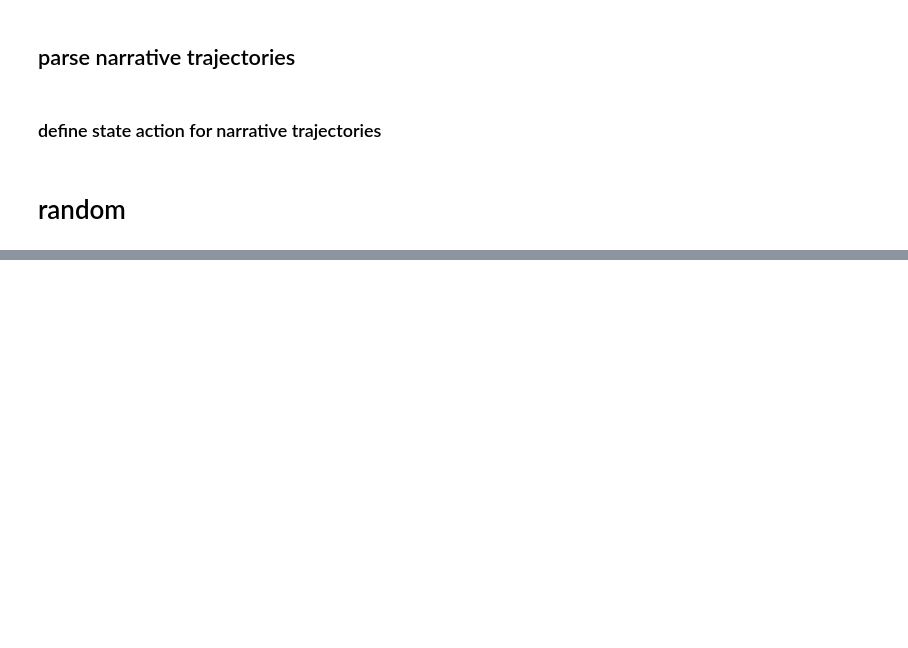
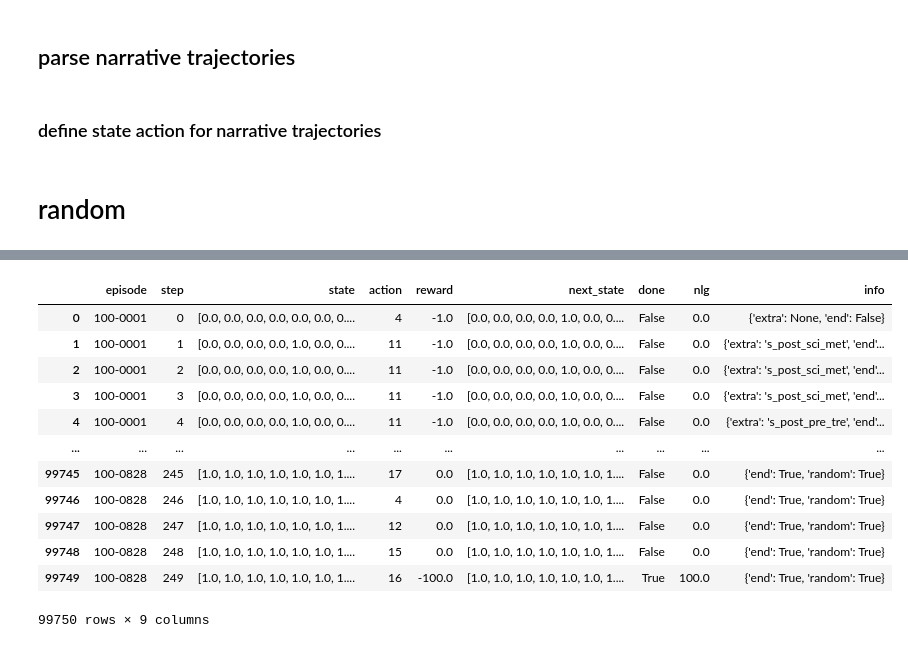
Before and after one commit to FahmidMorshed/CrystalIsland-RL, a Jupyter notebook: src/data_preprocessing.ipynb, the cells around one changed output, grey strips where cells are left out. Cells and saved outputs as stored; diff of their text form; code cells hidden in the pictures; blank space fills up the shorter version.

```diff
--- a/src/data_preprocessing.ipynb
+++ b/src/data_preprocessing.ipynb
@@ -594,0 +583,17 @@ df
+# %%
+df = df_org.copy()
+df
+# %% [output]
+|  | episode | step | state | action | reward | next_state | done | nlg | info |
+| 0 | 100-0001 | 0 | [0.0, 0.0, 0.0, 0.0, 0.0, 0.0, 0.... | 4 | -1.0 | [0.0, 0.0, 0.0, 0.0, 1.0, 0.0, 0.... | False | 0.0 | {'extra': None, 'end': False} |
+| 1 | 100-0001 | 1 | [0.0, 0.0, 0.0, 0.0, 1.0, 0.0, 0.... | 11 | -1.0 | [0.0, 0.0, 0.0, 0.0, 1.0, 0.0, 0.... | False | 0.0 | {'extra': 's_post_sci_met', 'end'... |
+| 2 | 100-0001 | 2 | [0.0, 0.0, 0.0, 0.0, 1.0, 0.0, 0.... | 11 | -1.0 | [0.0, 0.0, 0.0, 0.0, 1.0, 0.0, 0.... | False | 0.0 | {'extra': 's_post_sci_met', 'end'... |
+| 3 | 100-0001 | 3 | [0.0, 0.0, 0.0, 0.0, 1.0, 0.0, 0.... | 11 | -1.0 | [0.0, 0.0, 0.0, 0.0, 1.0, 0.0, 0.... | False | 0.0 | {'extra': 's_post_sci_met', 'end'... |
+| 4 | 100-0001 | 4 | [0.0, 0.0, 0.0, 0.0, 1.0, 0.0, 0.... | 11 | -1.0 | [0.0, 0.0, 0.0, 0.0, 1.0, 0.0, 0.... | False | 0.0 | {'extra': 's_post_pre_tre', 'end'... |
+| ... | ... | ... | ... | ... | ... | ... | ... | ... | ... |
+| 99745 | 100-0828 | 245 | [1.0, 1.0, 1.0, 1.0, 1.0, 1.0, 1.... | 17 | 0.0 | [1.0, 1.0, 1.0, 1.0, 1.0, 1.0, 1.... | False | 0.0 | {'end': True, 'random': True} |
+| 99746 | 100-0828 | 246 | [1.0, 1.0, 1.0, 1.0, 1.0, 1.0, 1.... | 4 | 0.0 | [1.0, 1.0, 1.0, 1.0, 1.0, 1.0, 1.... | False | 0.0 | {'end': True, 'random': True} |
+| 99747 | 100-0828 | 247 | [1.0, 1.0, 1.0, 1.0, 1.0, 1.0, 1.... | 12 | 0.0 | [1.0, 1.0, 1.0, 1.0, 1.0, 1.0, 1.... | False | 0.0 | {'end': True, 'random': True} |
+| 99748 | 100-0828 | 248 | [1.0, 1.0, 1.0, 1.0, 1.0, 1.0, 1.... | 15 | 0.0 | [1.0, 1.0, 1.0, 1.0, 1.0, 1.0, 1.... | False | 0.0 | {'end': True, 'random': True} |
+| 99749 | 100-0828 | 249 | [1.0, 1.0, 1.0, 1.0, 1.0, 1.0, 1.... | 16 | -100.0 | [1.0, 1.0, 1.0, 1.0, 1.0, 1.0, 1.... | True | 100.0 | {'end': True, 'random': True} |
+99750 rows × 9 columns
```
Also changed, not shown: parts of 11 cells of this notebook, 19 other files.
